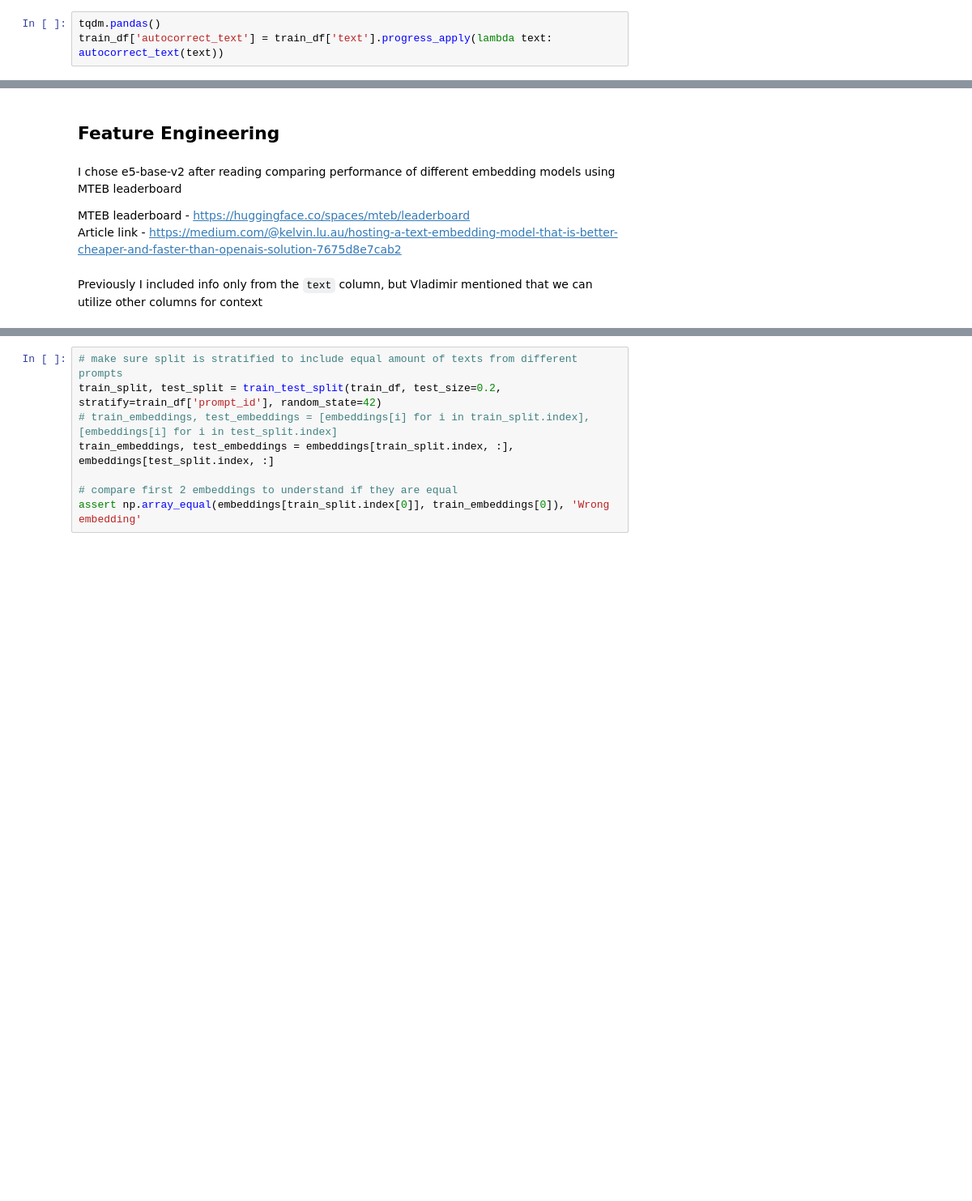
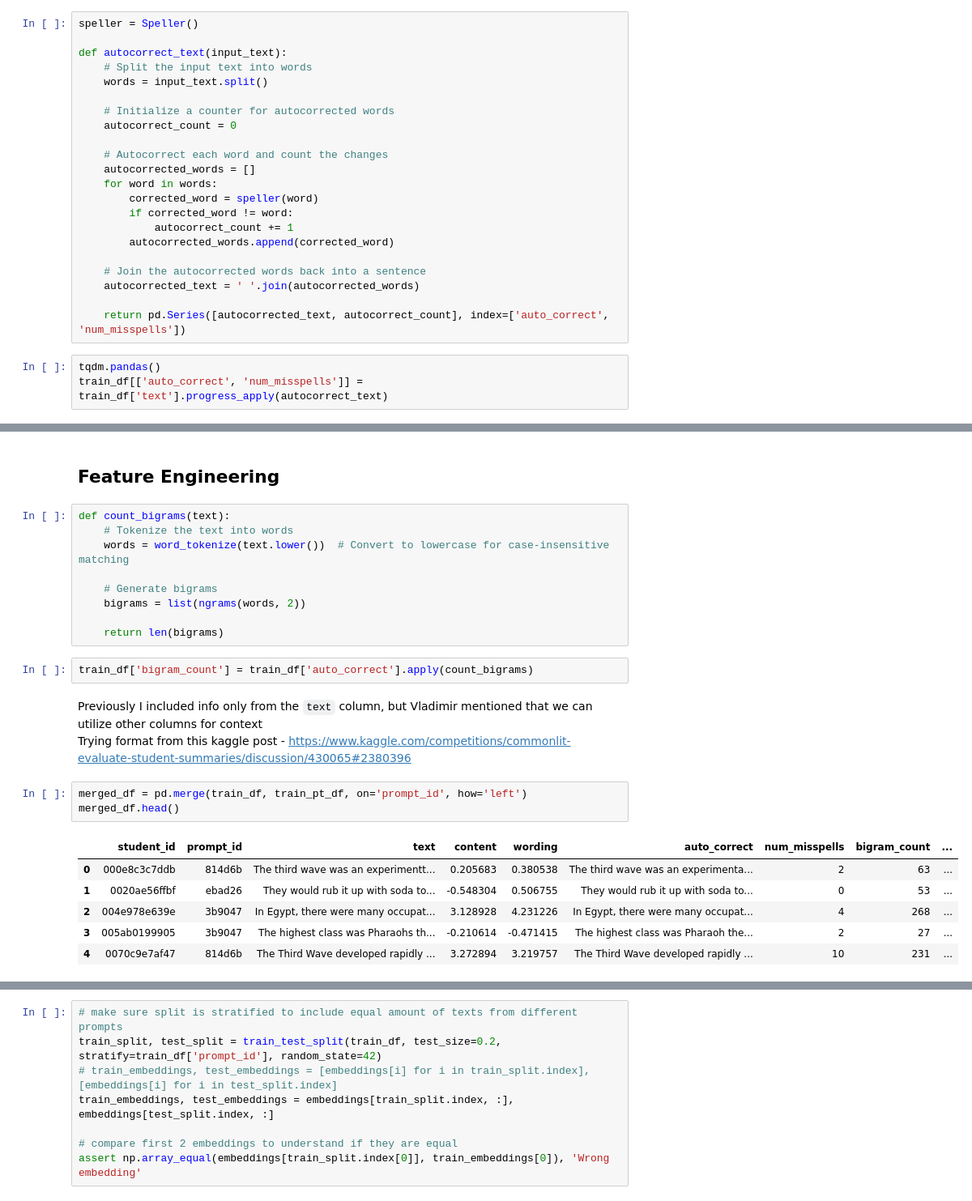
Before and after one commit to NochnoyRitzar/iasa_nlp_course, a Jupyter notebook: Lecture_2/lecture2_text_repr_classic_ml.ipynb, the cells around one changed output, grey strips where cells are left out. Shown at 81% size. Saved outputs shown, nothing was run; the diff lists cells and outputs as text; blank space fills up the shorter version.

```diff
--- a/Lecture_2/lecture2_text_repr_classic_ml.ipynb
+++ b/Lecture_2/lecture2_text_repr_classic_ml.ipynb
@@ -1324,6 +1415,28 @@ The third wave was an experimental see how people reacted to a new one leader go
 # %% [markdown]
 **<span style="color:red">Warning! Will take a lot of time</span>**
+# %%
+speller = Speller()
+
+def autocorrect_text(input_text):
+    # Split the input text into words
+    words = input_text.split()
+
+    # Initialize a counter for autocorrected words
+    autocorrect_count = 0
+
+    # Autocorrect each word and count the changes
+    autocorrected_words = []
+    for word in words:
+        corrected_word = speller(word)
+        if corrected_word != word:
+            autocorrect_count += 1
+        autocorrected_words.append(corrected_word)
+
+    # Join the autocorrected words back into a sentence
+    autocorrected_text = ' '.join(autocorrected_words)
+
+    return pd.Series([autocorrected_text, autocorrect_count], index=['auto_correct', 'num_misspells'])
 # %%
 tqdm.pandas()
-train_df['autocorrect_text'] = train_df['text'].progress_apply(lambda text: autocorrect_text(text))
+train_df[['auto_correct', 'num_misspells']] = train_df['text'].progress_apply(autocorrect_text)
 # %%
@@ -1331,9 +1451,26 @@ train_df['autocorrect_text'].head()
 # %% [markdown]
 ## Feature Engineering
-# %% [markdown]
-I chose e5-base-v2 after reading comparing performance of different embedding models using MTEB leaderboard
-
-MTEB leaderboard - https://huggingface.co/spaces/mteb/leaderboard <br>
-Article link - https://medium.com/@kelvin.lu.au/hosting-a-text-embedding-model-that-is-better-cheaper-and-faster-than-openais-solution-7675d8e7cab2
+# %%
+def count_bigrams(text):
+    # Tokenize the text into words
+    words = word_tokenize(text.lower())  # Convert to lowercase for case-insensitive matching
+
+    # Generate bigrams
+    bigrams = list(ngrams(words, 2))
+
+    return len(bigrams)
+# %%
+train_df['bigram_count'] = train_df['auto_correct'].apply(count_bigrams)
 # %% [markdown]
-Previously I included info only from the `text` column, but Vladimir mentioned that we can utilize other columns for context
+Previously I included info only from the `text` column, but Vladimir mentioned that we can utilize other columns for context <br>
+Trying format from this kaggle post - https://www.kaggle.com/competitions/commonlit-evaluate-student-summaries/discussion/430065#2380396
+# %%
+merged_df = pd.merge(train_df, train_pt_df, on='prompt_id', how='left')
+merged_df.head()
+# %% [output]
+|  | student_id | prompt_id | text | content | wording | auto_correct | num_misspells | bigram_count | ... |
+| 0 | 000e8c3c7ddb | 814d6b | The third wave was an experimentt... | 0.205683 | 0.380538 | The third wave was an experimenta... | 2 | 63 | ... |
+| 1 | 0020ae56ffbf | ebad26 | They would rub it up with soda to... | -0.548304 | 0.506755 | They would rub it up with soda to... | 0 | 53 | ... |
+| 2 | 004e978e639e | 3b9047 | In Egypt, there were many occupat... | 3.128928 | 4.231226 | In Egypt, there were many occupat... | 4 | 268 | ... |
+| 3 | 005ab0199905 | 3b9047 | The highest class was Pharaohs th... | -0.210614 | -0.471415 | The highest class was Pharaoh the... | 2 | 27 | ... |
+| 4 | 0070c9e7af47 | 814d6b | The Third Wave developed rapidly ... | 3.272894 | 3.219757 | The Third Wave developed rapidly ... | 10 | 231 | ... |
```
Also changed, not shown: parts of 43 cells of this notebook.
